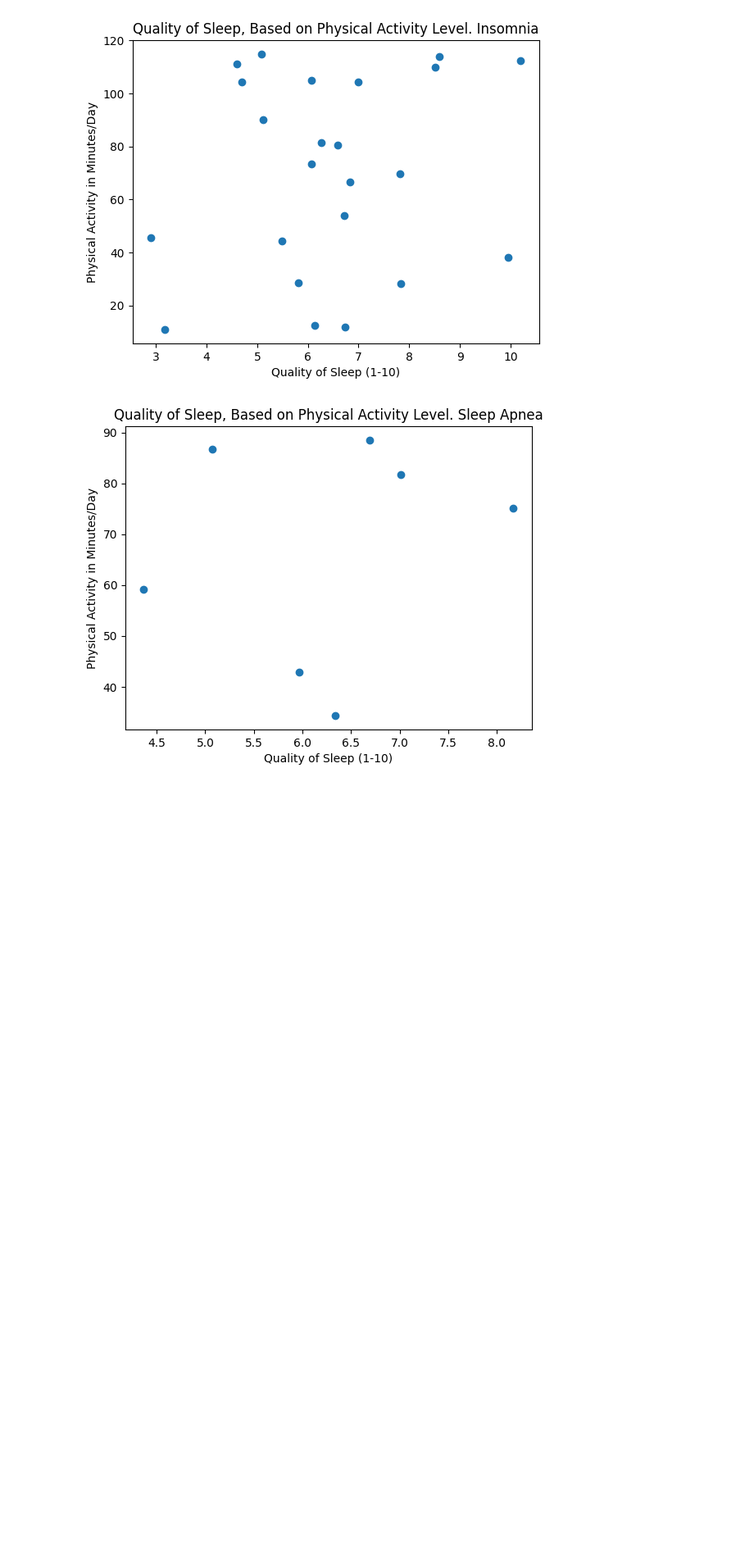
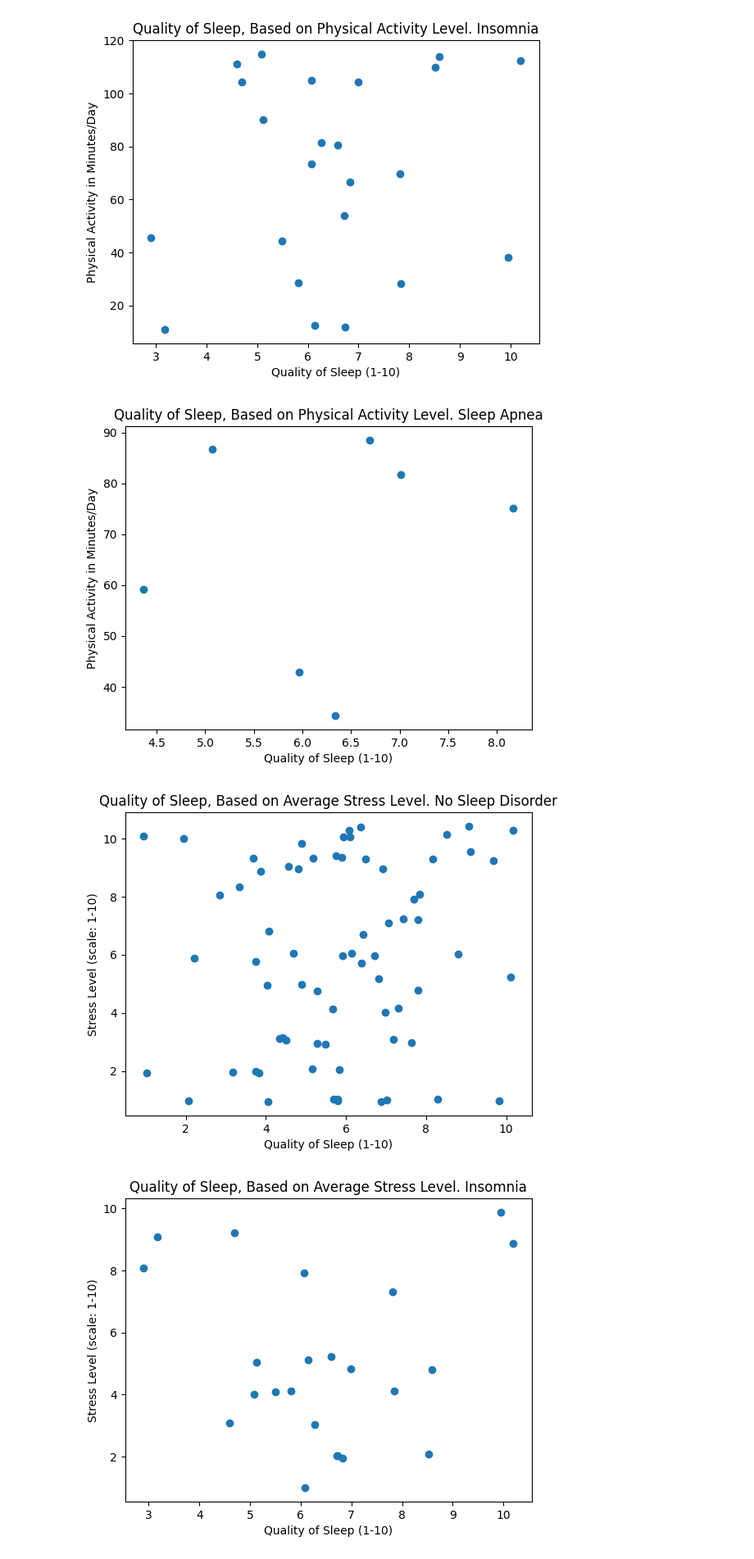
Before and after one commit to MikeyMorg/SemProjectTheSecond, a Jupyter notebook: src/SemProj.ipynb, the cells around one changed output. Shown at 82% size. Saved outputs shown, nothing was run; the diff lists cells and outputs as text; code cells hidden in the pictures; blank space fills up the shorter version.

Commit message:
More Graphs
Comparing the groups Quality of Sleep vs Daily Steps, and Quality of Sleep vs Average Stress Level

```diff
--- a/src/SemProj.ipynb
+++ b/src/SemProj.ipynb
@@ -332,3 +332,27 @@ plt.show()
 [figure]
 [figure]
 [figure]
+# %%
+plt.figure()
+plt.title("Quality of Sleep, Based on Average Stress Level. No Sleep Disorder")
+plt.scatter(no_dis['Quality of Sleep (scale: 1-10)'], no_dis['Stress Level (scale: 1-10)'])
+plt.xlabel("Quality of Sleep (1-10)")
+plt.ylabel("Stress Level (scale: 1-10)")
+plt.show()
+
+plt.figure()
+plt.title("Quality of Sleep, Based on Average Stress Level. Insomnia")
+plt.scatter(insomnia['Quality of Sleep (scale: 1-10)'], insomnia['Stress Level (scale: 1-10)'])
+plt.xlabel("Quality of Sleep (1-10)")
+plt.ylabel("Stress Level (scale: 1-10)")
+plt.show()
+
+plt.figure()
+plt.title("Quality of Sleep, Based on Average Stress Level. Sleep Apnea")
+plt.scatter(apnea['Quality of Sleep (scale: 1-10)'], apnea['Stress Level (scale: 1-10)'])
+plt.xlabel("Quality of Sleep (1-10)")
+plt.ylabel("Stress Level (scale: 1-10)")
+plt.show()
+# %% [output]
+[figure, added]
+[figure, added]
```
Also changed, not shown: parts of 2 cells of this notebook.
